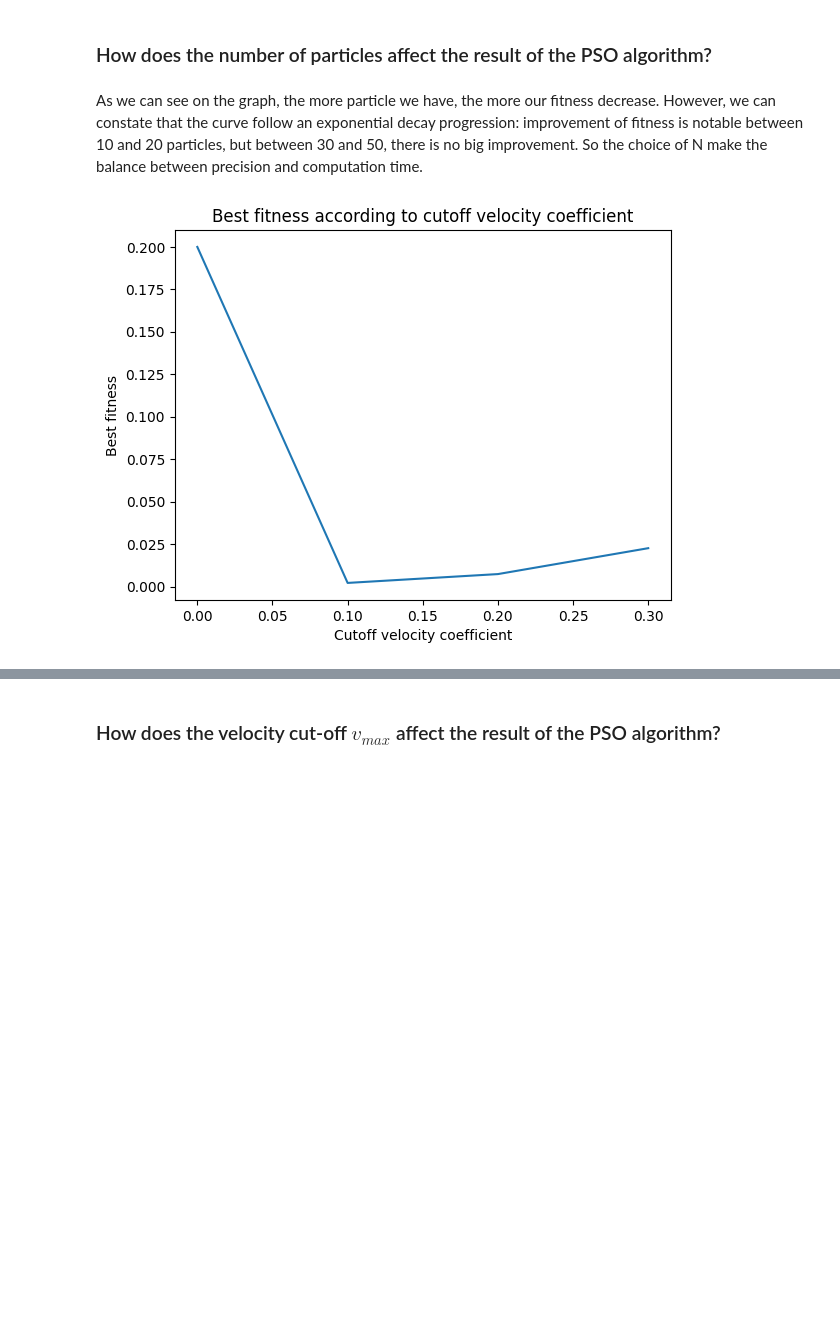
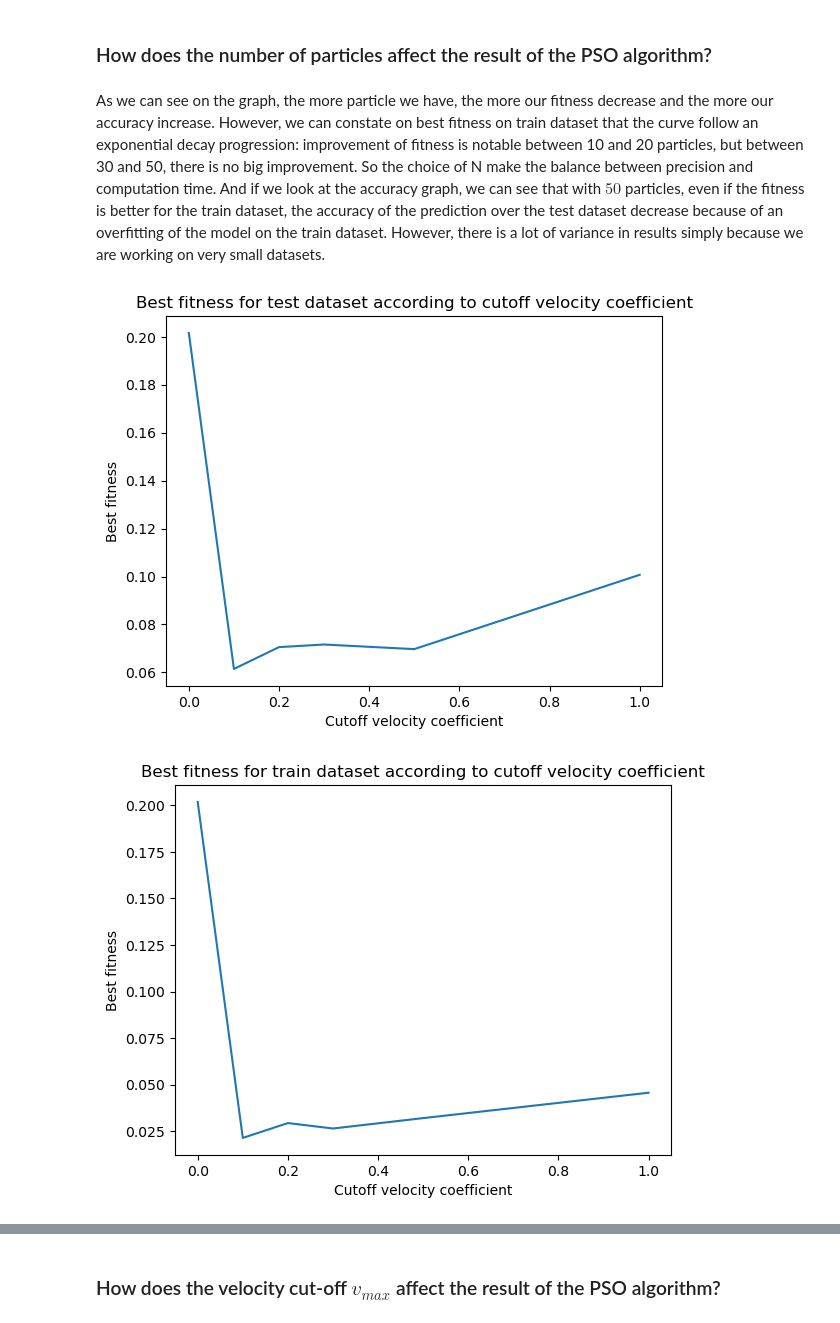
Before and after one commit to Arkanthara/metaheuristics_for_optimization, a Jupyter notebook: TP5_Donnet_Michel_Jean_Joseph.ipynb, the cells around one changed output, grey strips where cells are left out. Drawn from its saved outputs; the diff is of its cells as text; code cells hidden in the pictures; blank space fills up the shorter version.

```diff
--- a/TP5_Donnet_Michel_Jean_Joseph.ipynb
+++ b/TP5_Donnet_Michel_Jean_Joseph.ipynb
@@ -237,7 +237,7 @@ def pso_NN(X, y_k, N, vmax_coeff):
     # STOPPING CONDITION
     # TODO
     t = 0
-    tmax = 200
+    tmax = 50
     while(t < tmax):
         ## For every particle position in s:
         for i in range(s.shape[0]):
@@ -256,10 +256,6 @@ def pso_NN(X, y_k, N, vmax_coeff):
                 # set crossing position to the boundary position
                 # reflect crossing position
                 # bounce-back crossing position
-            bound_length = c_range[1] - c_range[0]
-            # s[i] += c_range[0]
-            # s[i] %= bound_length
-            # s[i] -= c_range[0]
             s[i] = np.clip(s[i], min=c_range[0], max=c_range[1])
             # Calculate new J (by first calculating h12)
             h12_list[i] = h12(s[i], X)
@@ -299,3 +304,16 @@ plt.show()
+# %%
+def prediction(
+        X_train: np.ndarray,
+        y_train: np.ndarray,
+        X_test: np.ndarray,
+        y_test: np.ndarray,
+        N: int = 20,
+        vmax: float = 0.1):
+    J_g, b_g, h_g, J_global = pso_NN(X_train, y_train, N, vmax)
+    h_test = h12(b_g, X_test)
+    accuracy = pred_acc(h_test, X_test, y_test)
+    J_test = calculate_J(h_test, y_test)
+    return accuracy, J_g, J_test, h_test, J_global
 # %%
 # Run algorithm for range of N, & plot best_fitness vs N (set vmax_coeff=0.1)
 N = [10, 20, 30, 50]
@@ -315,21 +353,42 @@ plt.show()
 # %% [markdown]
 ### How does the number of particles affect the result of the PSO algorithm?
 # %% [markdown]
-As we can see on the graph, the more particle we have, the more our fitness decrease.
-However, we can constate that the curve follow an exponential decay progression: improvement of fitness is notable between 10 and 20 particles, but between 30 and 50, there is no big improvement.
+As we can see on the graph, the more particle we have, the more our fitness decrease and the more our accuracy increase.
+However, we can constate on best fitness on train dataset that the curve follow an exponential decay progression: improvement of fitness is notable between 10 and 20 particles, but between 30 and 50, there is no big improvement.
 So the choice of N make the balance between precision and computation time.
+And if we look at the accuracy graph, we can see that with $50$ particles, even if the fitness is better for the train dataset, the accuracy of the prediction over the test dataset decrease because of an overfitting of the model on the train dataset.
+However, there is a lot of variance in results simply because we are working on very small datasets.
 # %%
 # Run algorithm for range of vmax_coeff, the cutoff velocity coefficient (choose N according to experiment above)
-vmax_coeff = [0, 0.1, 0.2, 0.3]
+vmax_coeff = [0, 0.1, 0.2, 0.3, 0.5, 1.0]
 result = []
+result_train = []
+accuracy = []
 for v in vmax_coeff:
-    J_g, b_g, h_g, J_global = pso_NN(X, y_k, 50, v)
-    result.append(J_g)
+    acc, J_g, J_test, h_test, J_global = prediction(X_train, y_train, X_test, y_test, vmax=v)
+    result.append(J_test)
+    result_train.append(J_g)
+    accuracy.append(acc)
 plt.figure()
 plt.plot(vmax_coeff, result)
-plt.title("Best fitness according to cutoff velocity coefficient")
+plt.title("Best fitness for test dataset according to cutoff velocity coefficient")
 plt.xlabel("Cutoff velocity coefficient")
 plt.ylabel("Best fitness")
 plt.show()
+
+plt.figure()
+plt.plot(vmax_coeff, result_train)
+plt.title("Best fitness for train dataset according to cutoff velocity coefficient")
+plt.xlabel("Cutoff velocity coefficient")
+plt.ylabel("Best fitness")
+plt.show()
+
+plt.figure()
+plt.plot(vmax_coeff, accuracy)
+plt.title("Accuracy for test dataset according to cutoff velocity coefficient")
+plt.xlabel("Cutoff velocity coefficient")
+plt.ylabel("Accuracy")
+plt.show()
 # %% [output]
-[figure, old version]
+[figure, new version]
+[figure, added]
```
Also changed, not shown: parts of 11 cells of this notebook.
